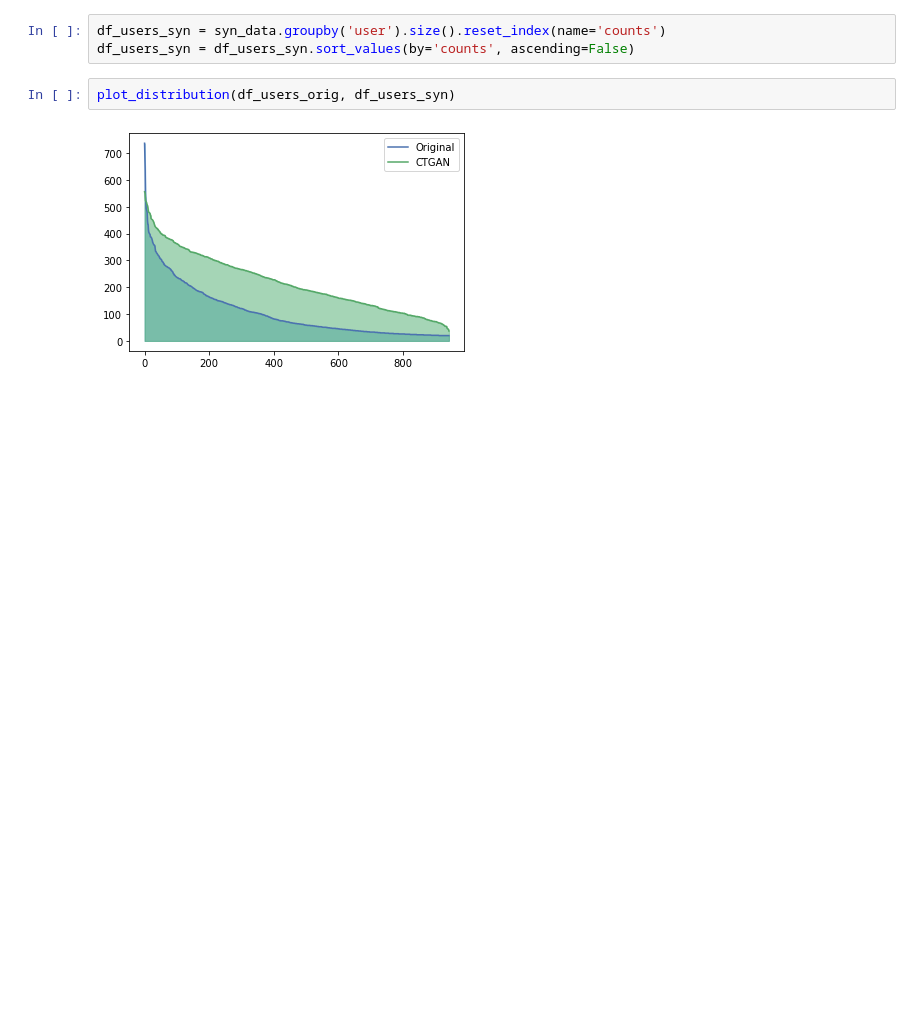
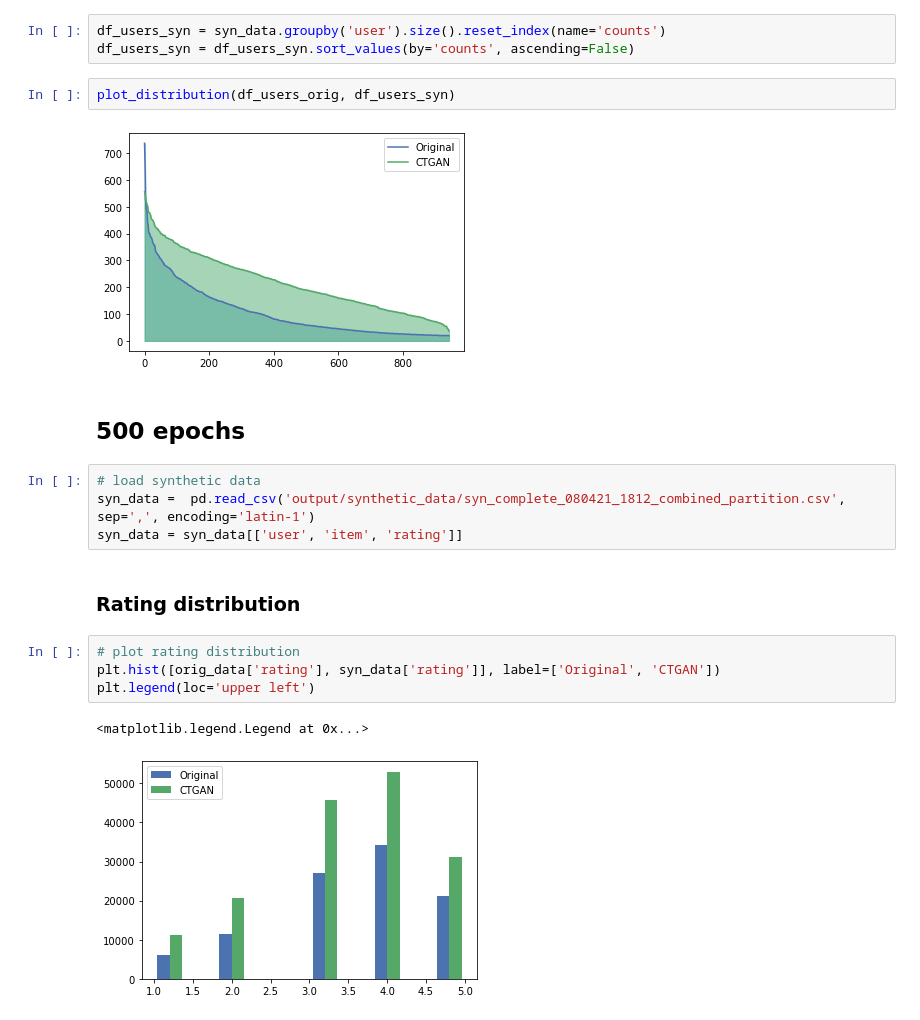
Before and after one commit to joranerogier/RecSysProject, a Jupyter notebook: Data_visualisation_partitioned.ipynb, the cells around one changed output. Cells and saved outputs as stored; diff of their text form; blank space fills up the shorter version.

Commit message:
different sampling size from ctgan model visualization added

```diff
--- a/Data_visualisation_partitioned.ipynb
+++ b/Data_visualisation_partitioned.ipynb
@@ -142,3 +142,18 @@ df_users_syn = df_users_syn.sort_values(by='counts', ascending=False)
 plot_distribution(df_users_orig, df_users_syn)
 # %% [output]
 [figure]
+# %% [markdown]
+## 500 epochs
+# %%
+# load synthetic data
+syn_data =  pd.read_csv('output/synthetic_data/syn_complete_080421_1812_combined_partition.csv', sep=',', encoding='latin-1')
+syn_data = syn_data[['user', 'item', 'rating']]
+# %% [markdown]
+### Rating distribution
+# %%
+# plot rating distribution
+plt.hist([orig_data['rating'], syn_data['rating']], label=['Original', 'CTGAN'])
+plt.legend(loc='upper left')
+# %% [output]
+<matplotlib.legend.Legend at 0x...>
+[figure, added]
```
Also changed, not shown: parts of 9 cells of this notebook.
